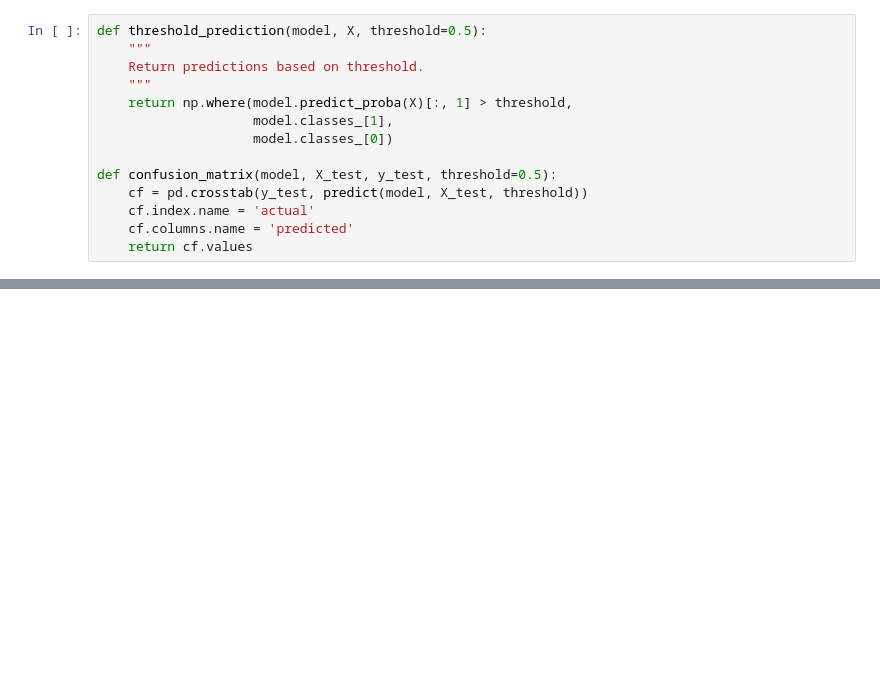
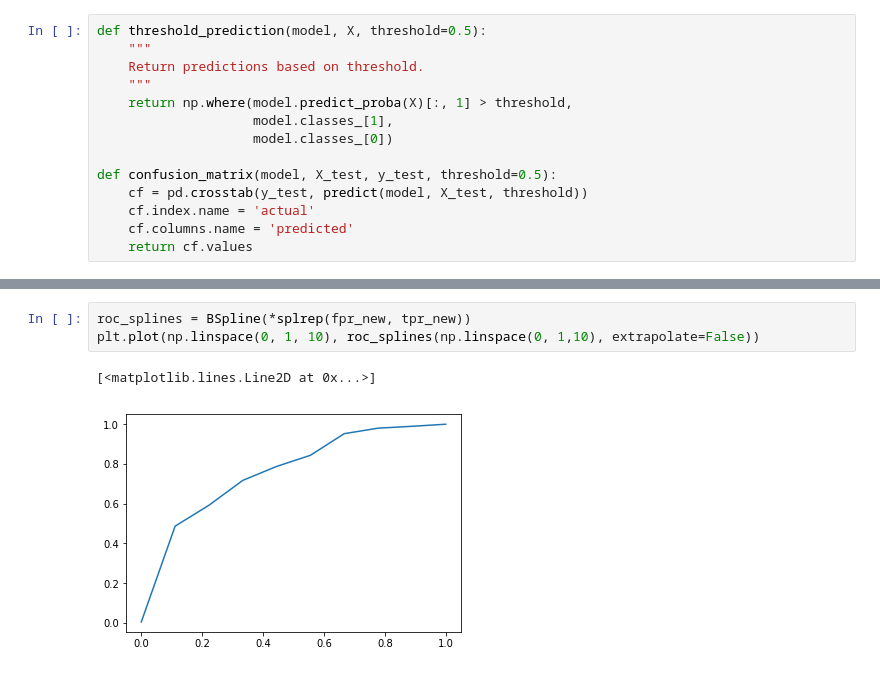
Before and after one commit to kurtrm/predicting_equipment_failure, a Jupyter notebook: notebooks/final_model_characteristics.ipynb, the cells around one changed output, grey strips where cells are left out. Drawn from its saved outputs; the diff is of its cells as text; blank space fills up the shorter version.

```diff
--- a/notebooks/final_model_characteristics.ipynb
+++ b/notebooks/final_model_characteristics.ipynb
@@ -132,0 +179,6 @@ confusion_matrix(gbc_final, X_test, y_test, .5) * np.array([[5, -5], [-20, 10]])
+# %%
+roc_splines = BSpline(*splrep(fpr_new, tpr_new))
+plt.plot(np.linspace(0, 1, 10), roc_splines(np.linspace(0, 1,10), extrapolate=False))
+# %% [output]
+[<matplotlib.lines.Line2D at 0x...>]
+[figure, added]
```
Also changed, not shown: parts of 13 cells of this notebook, 1 other file.
